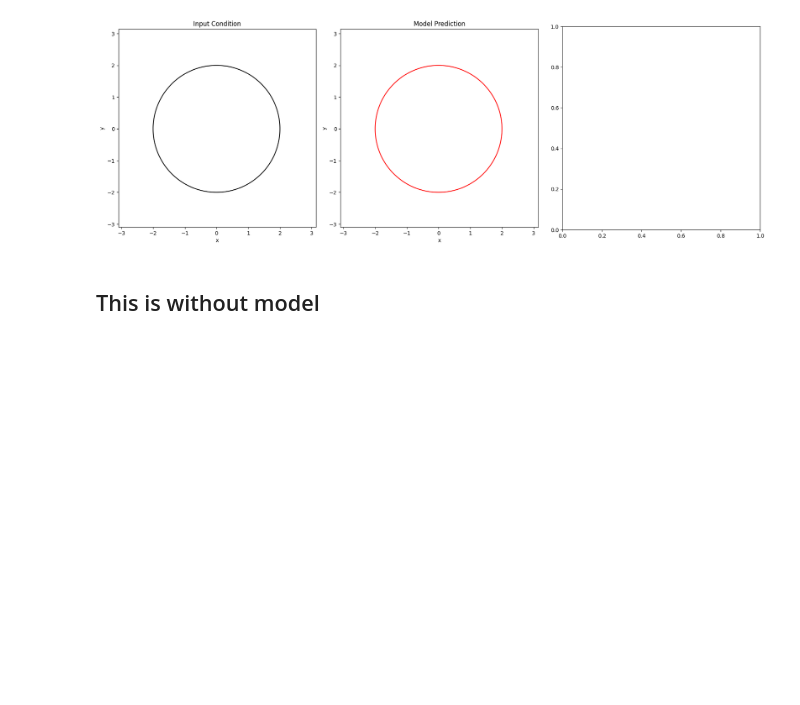
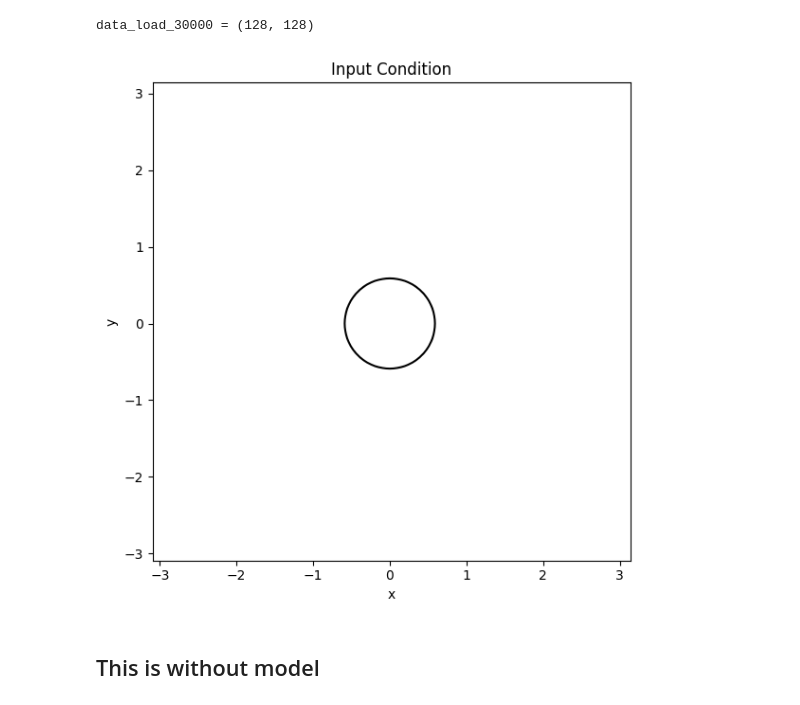
Before and after one commit to manjudhital/master_thesis, a Jupyter notebook: phasefield/spifol_class_loss.ipynb, the cells around one changed output. Drawn from its saved outputs; the diff is of its cells as text; code cells hidden in the pictures; blank space fills up the shorter version.

Commit message:
loss_plot

```diff
--- a/phasefield/spifol_class_loss.ipynb
+++ b/phasefield/spifol_class_loss.ipynb
@@ -526,26 +529,65 @@ plt.show()
 # %%
 
 
 import jax
 import numpy as np
 import jax.random as random
 import jax.numpy as jnp
 import jax.numpy.fft as jfft
 from mpl_toolkits.mplot3d.art3d import Poly3DCollection
 from skimage import measure
 from numpy import sqrt
 from numpy import round
 from matplotlib import pyplot as plt
 from matplotlib import contour
 from jax.numpy.fft import fft2, ifft2
 from jax.numpy.fft import fftn, ifftn
 from numpy import real
 from jax.example_libraries.stax import serial, Gelu
 from jax.example_libraries.optimizers import optimizer, make_schedule
 from matplotlib.animation import FuncAnimation
 from matplotlib.animation import PillowWriter
+
+#  Parameters
+N = 128 # no. of grid points
+eps = 0.05 # epsillon
+lr = 0.1 # learning rate
+dt = 0.0001 # time step or time increment
+L = 2 * jnp.pi # length of domian
+h = L/N # spacing between grid or length of grid
+cahn = eps**2
+
+
+
+
+x = jnp.linspace(-0.5 * L + h, 0.5 * L, N)
+y = jnp.linspace(-0.5 * L + h, 0.5 * L, N)
+
+
+
+
+
+data_load = np.load('final_output.npy_20000.npy')
+print(f'data_load_30000 = {data_load.shape}')
+
+
+# Plot the initial and final states
+fig, axs = plt.subplots(1, 1, figsize=(12, 6))
+
+# Input condition plot
+axs.contour(x, y, jnp.real(data_load.T), levels=[0], colors="black")
+axs.set_title('Input Condition')
+axs.set_aspect('equal', adjustable='box')
+axs.set_xlabel('x')
+axs.set_ylabel('y')
+
+
+
+plt.tight_layout()
+plt.show()
 # %% [output]
+data_load_30000 = (128, 128)
-[figure, old version]
+[figure, new version]
 # %% [markdown]
 ## This is without model
 # %%
```
Also changed, not shown: parts of 1 cell of this notebook.
